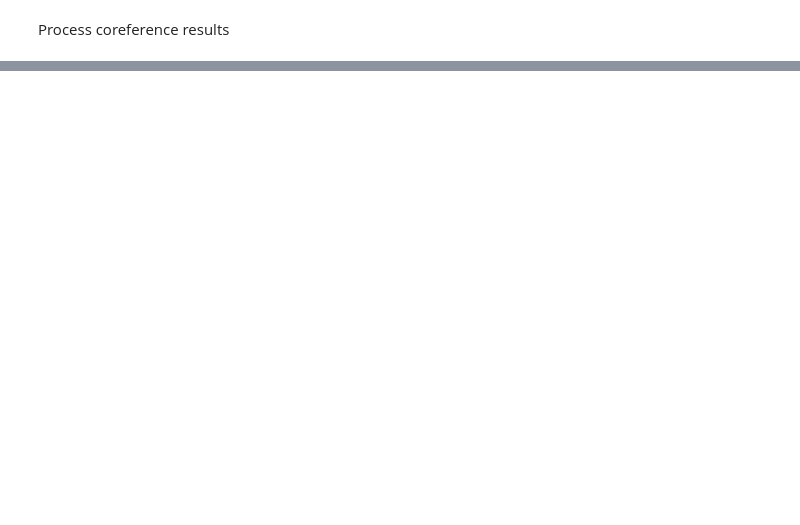
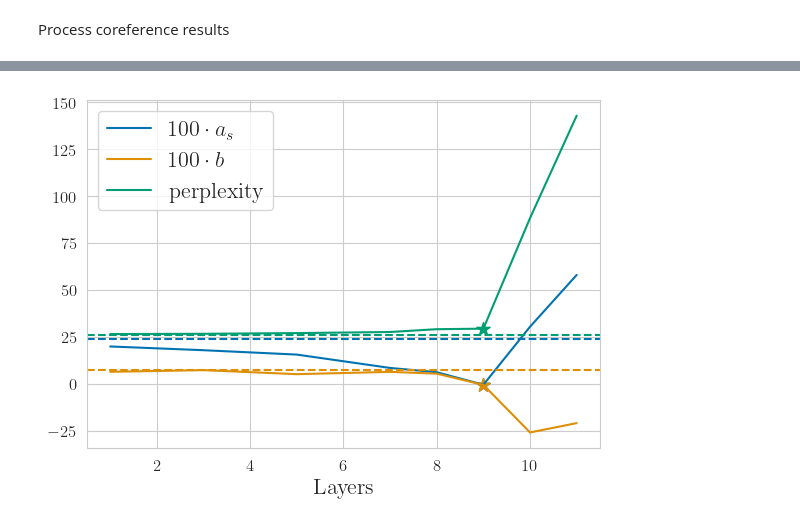
Before and after one commit to tomlimi/DAMA, a Jupyter notebook: src/notebooks/collect_results.ipynb, the cells around one changed output, grey strips where cells are left out. Saved outputs shown, nothing was run; the diff lists cells and outputs as text; code cells hidden in the pictures; blank space fills up the shorter version.

```diff
--- a/src/notebooks/collect_results.ipynb
+++ b/src/notebooks/collect_results.ipynb
@@ -262,0 +229,22 @@ lm_rs.to_csv(os.path.join(RESULTS_DIR, 'coref_res.csv'), index=False)
+# %%
+import matplotlib.pyplot as plt
+import matplotlib
+import seaborn as sns
+from utils.globals import *
+from copy import copy
+
+plt.rcParams['font.family'] = 'serif'
+plt.rcParams['text.usetex'] = True
+# plt.rcParams['text.usetex'] = False
+plt.rcParams['font.family'] = 'serif'
+plt.rcParams['font.serif'] = ['Times New Roman']
+
+# plt.rcParams['font.monospace'] = 'Ubuntu Mono'
+plt.rcParams['font.size'] = 16
+plt.rcParams['axes.labelsize'] = 16
+plt.rcParams["axes.labelweight"] = "bold"
+plt.rcParams['axes.titlesize'] = 16
+plt.rcParams['axes.titleweight'] = 'bold'
+plt.rcParams['xtick.labelsize'] = 12
+plt.rcParams['ytick.labelsize'] = 12
+plt.rcParams['legend.fontsize'] = 16
@@ -262,0 +334,4 @@ lm_rs.to_csv(os.path.join(RESULTS_DIR, 'coref_res.csv'), index=False)
+# %%
+plot_line_plot(gen_res, lm_res, dimensionality=256, starred=9 , save_dir=OUTPUT_DIR, model_name=model_name)
+# %% [output]
+[figure, added]
```
Also changed, not shown: parts of 12 cells of this notebook.
